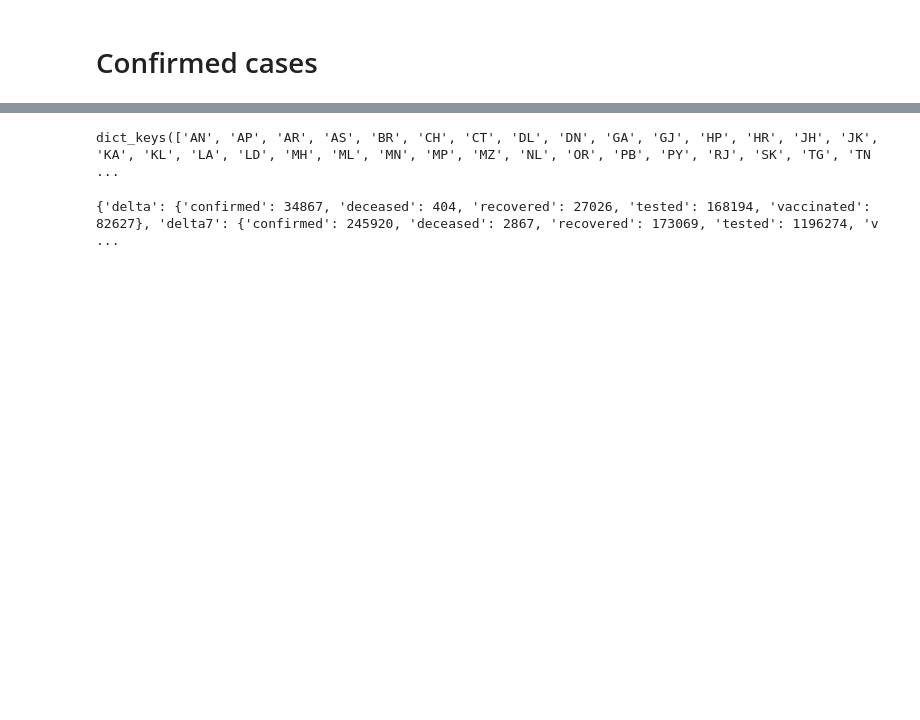
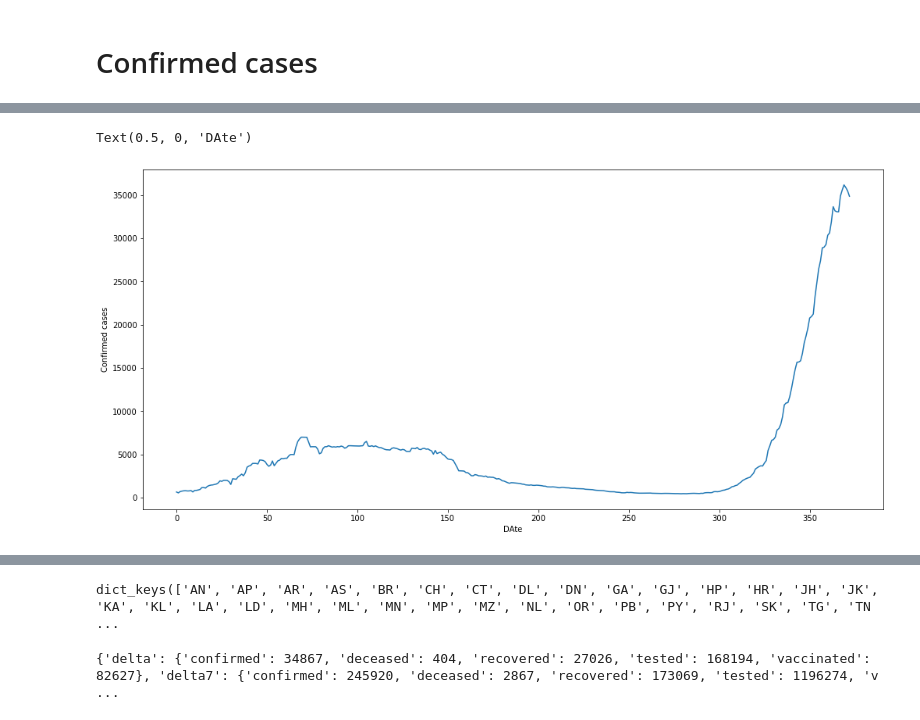
Before and after one commit to Senthilkumarl/covid19, a Jupyter notebook: Covid19 Analysis.ipynb, the cells around one changed output, grey strips where cells are left out. Drawn from its saved outputs; the diff is of its cells as text; code cells hidden in the pictures; blank space fills up the shorter version.

```diff
--- a/Covid19 Analysis.ipynb
+++ b/Covid19 Analysis.ipynb
@@ -79,7 +90,8 @@ getDataStDtot(data, '2021-05-24', 'TN')
 dates = list(data['TN']['dates'].keys())[-(90+rFact):]
 # dates
 # %%
-dates = list(data['TN']['dates'].keys())[14:]
+state = 'TN'
+dates = list(data[state]['dates'].keys())[14:]
 dect = [getDataStDt(data, d, state) for d in dates]
 confct = [getDataStCt(data, d, state) for d in dates]
 df = pd.DataFrame(list(zip(dates, dect, confct)),
@@ -223,7 +235,7 @@ def stateRavgPlot(state, linw = 1.5, linestyle='-'):
 
 
     plt.xticks(rotation=90)
-    return ax
+    return ax, df
 #     fig = plt.figure()
 #     ax = fig.add_axes([0,0,1,1])
 #     ax.bar(dates,confct)
@@ -237,7 +249,7 @@ stateRavgPlot('UP', 1.5,'--')
 stateRavgPlot('KA')
 stateRavgPlot('AP')
 stateRavgPlot('KL')
-ax = stateRavgPlot('TN', 5)
+ax, df = stateRavgPlot('TN', 5)
 plt.title('Confirmed cases (rolling mean)')
 for ind, label in enumerate(ax.get_xticklabels()):
     if ind % 11 == 0:  # every 10th label is kept
@@ -252,0 +295,12 @@ ind, len(dates)
+# %%
+data = df[:-1]
+data = data.reset_index(drop=True)
+
+plt.figure(figsize=(17, 8))
+plt.plot(data['Confirmed cases'])
+
+plt.ylabel('Confirmed cases')
+plt.xlabel('DAte')
+# %% [output]
+Text(0.5, 0, 'DAte')
+[figure, added]
```
Also changed, not shown: parts of 30 cells of this notebook.
